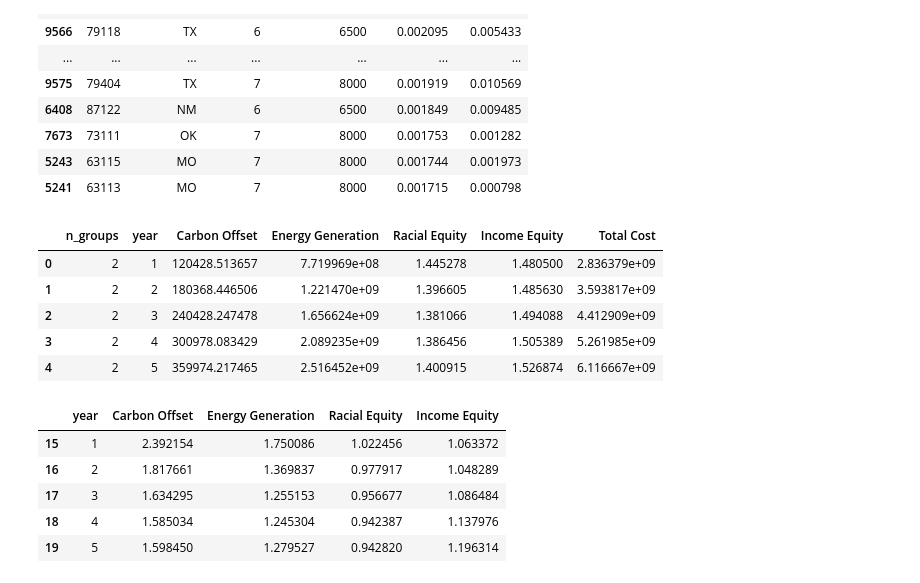
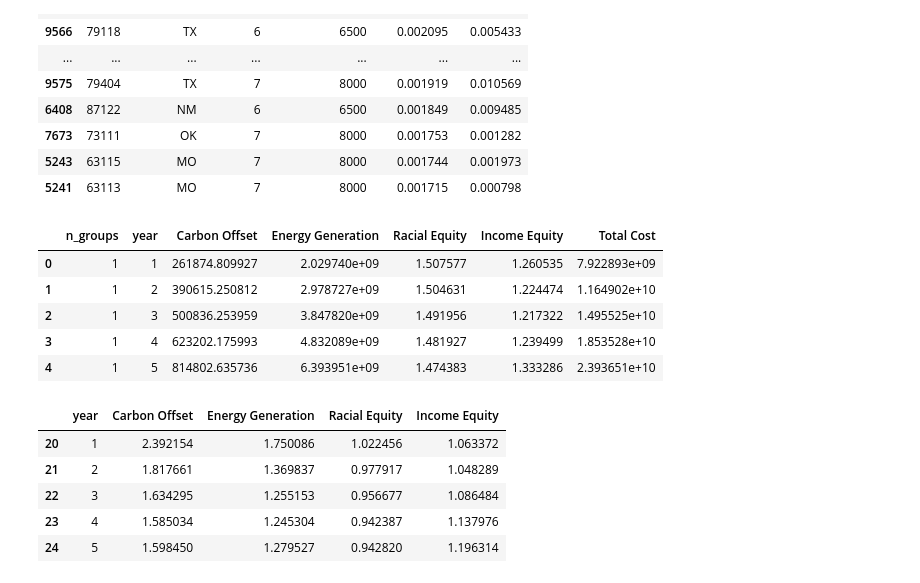
Before and after one commit to coopersigrist/SunSight, a Jupyter notebook: Examples/greedy_neat_match_grouping.ipynb, the cells around one changed output. Cells and saved outputs as stored; diff of their text form; code cells hidden in the pictures.

```diff
--- a/Examples/greedy_neat_match_grouping.ipynb
+++ b/Examples/greedy_neat_match_grouping.ipynb
@@ -33,7 +33,7 @@ from Simulation.projections_util import create_paper_objectives
 plt.style.use("seaborn-v0_8")
 # %%
 # --- Config ---
-N_GROUPS_LIST = [2, 3, 5, 8]
+N_GROUPS_LIST = [1, 2, 3, 5, 8]
 INCENTIVE_GRID = list(range(-2000, 8001, 500))
 MAX_OUTER_ITERS = 10
 RANDOM_SEED = 42
@@ -570,6 +723,33 @@ for n in N_GROUPS_LIST:
         )
 
 yearly_metrics_df = pd.DataFrame(yearly_rows).sort_values(["n_groups", "year"]).reset_index(drop=True)
+
+# #region agent log
+_yc = yearly_metrics_df["Total Cost"].replace(0, np.nan)
+_ycpd = (yearly_metrics_df["Carbon Offset"] / _yc).to_numpy()
+_yepd = (yearly_metrics_df["Energy Generation"] / _yc).to_numpy()
+_dbg95(
+    "H3",
+    "greedy_neat_match_grouping.ipynb:cell11:yearly",
+    "per year carbon/energy per dollar (all n x year rows)",
+    {
+        "rows": yearly_metrics_df.assign(
+            carbon_per_dollar=yearly_metrics_df["Carbon Offset"] / _yc,
+            energy_per_dollar=yearly_metrics_df["Energy Generation"] / _yc,
+        )[["n_groups", "year", "Total Cost", "carbon_per_dollar", "energy_per_dollar"]].to_dict(orient="records"),
+    },
+)
+_dbg95(
+    "H4",
+    "greedy_neat_match_grouping.ipynb:cell11:cost_by_n",
+    "mean yearly Total Cost by n (spend may outpace raw objectives)",
+    {
+        "mean_total_cost_by_n": yearly_metrics_df.groupby("n_groups")["Total Cost"].mean().to_dict(),
+        "sum_total_cost_by_n": yearly_metrics_df.groupby("n_groups")["Total Cost"].sum().to_dict(),
+    },
+)
+# #endregion
+
 display(yearly_metrics_df.head())
 
 # Build status-quo yearly series (0 incentive for all ZIPs)
@@ -581,44 +761,44 @@ for year_idx in range(YEARS_TO_SIMULATE):
         cutoff = state_cutoffs[st][year_idx]
         req = required_incentives(payload_by_zip[z], cutoff)
         adopt = float(np.mean(req <= 0.0))
         placements[z] = max(0.0, adopt * qualified_by_zip[z])
 
     obj_vals = compute_objectives_from_placements(placements)
     status_rows.append(
         {
             "year": int(year_idx + 1),
             "Carbon Offset": float(obj_vals.get("Carbon Offset", np.nan)),
             "Energy Generation": float(obj_vals.get("Energy Potential", np.nan)),
             "Racial Equity": float(obj_vals.get("Racial Equity", np.nan)),
             "Income Equity": float(obj_vals.get("Income Equity", np.nan)),
         }
     )
 
 status_df = pd.DataFrame(status_rows)
 
 # Ratio metrics for highest n vs status quo over years
 n_max = max(N_GROUPS_LIST)
 high_n_df = yearly_metrics_df[yearly_metrics_df["n_groups"] == n_max].copy().sort_values("year")
 ratio_df = high_n_df[["year", "Carbon Offset", "Energy Generation", "Racial Equity", "Income Equity"]].copy()
 
 for col in ["Carbon Offset", "Energy Generation", "Racial Equity", "Income Equity"]:
     denom = status_df[col].replace(0, np.nan)
     ratio_df[col] = ratio_df[col].values / denom.values
 
 display(ratio_df)
 # %% [output]
 |  | n_groups | year | Carbon Offset | Energy Generation | Racial Equity | Income Equity | Total Cost |
-| 0 | 2 | 1 | 120428.513657 | 7.719969e+08 | 1.445278 | 1.480500 | 2.836379e+09 |
-| 1 | 2 | 2 | 180368.446506 | 1.221470e+09 | 1.396605 | 1.485630 | 3.593817e+09 |
-| 2 | 2 | 3 | 240428.247478 | 1.656624e+09 | 1.381066 | 1.494088 | 4.412909e+09 |
-| 3 | 2 | 4 | 300978.083429 | 2.089235e+09 | 1.386456 | 1.505389 | 5.261985e+09 |
-| 4 | 2 | 5 | 359974.217465 | 2.516452e+09 | 1.400915 | 1.526874 | 6.116667e+09 |
+| 0 | 1 | 1 | 261874.809927 | 2.029740e+09 | 1.507577 | 1.260535 | 7.922893e+09 |
+| 1 | 1 | 2 | 390615.250812 | 2.978727e+09 | 1.504631 | 1.224474 | 1.164902e+10 |
+| 2 | 1 | 3 | 500836.253959 | 3.847820e+09 | 1.491956 | 1.217322 | 1.495525e+10 |
+| 3 | 1 | 4 | 623202.175993 | 4.832089e+09 | 1.481927 | 1.239499 | 1.853528e+10 |
+| 4 | 1 | 5 | 814802.635736 | 6.393951e+09 | 1.474383 | 1.333286 | 2.393651e+10 |
 |  | year | Carbon Offset | Energy Generation | Racial Equity | Income Equity |
-| 15 | 1 | 2.392154 | 1.750086 | 1.022456 | 1.063372 |
-| 16 | 2 | 1.817661 | 1.369837 | 0.977917 | 1.048289 |
-| 17 | 3 | 1.634295 | 1.255153 | 0.956677 | 1.086484 |
-| 18 | 4 | 1.585034 | 1.245304 | 0.942387 | 1.137976 |
-| 19 | 5 | 1.598450 | 1.279527 | 0.942820 | 1.196314 |
+| 20 | 1 | 2.392154 | 1.750086 | 1.022456 | 1.063372 |
+| 21 | 2 | 1.817661 | 1.369837 | 0.977917 | 1.048289 |
+| 22 | 3 | 1.634295 | 1.255153 | 0.956677 | 1.086484 |
+| 23 | 4 | 1.585034 | 1.245304 | 0.942387 | 1.137976 |
+| 24 | 5 | 1.598450 | 1.279527 | 0.942820 | 1.196314 |
 # %%
 # Plot years vs each metric, with one line per n
 metric_cols = ["Carbon Offset", "Energy Generation", "Racial Equity", "Income Equity", "Total Cost"]
```
Also changed, not shown: parts of 4 cells of this notebook, 7 other files.
